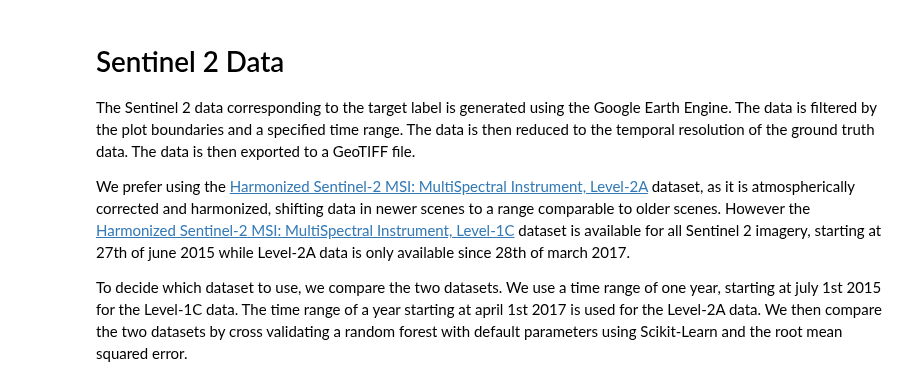
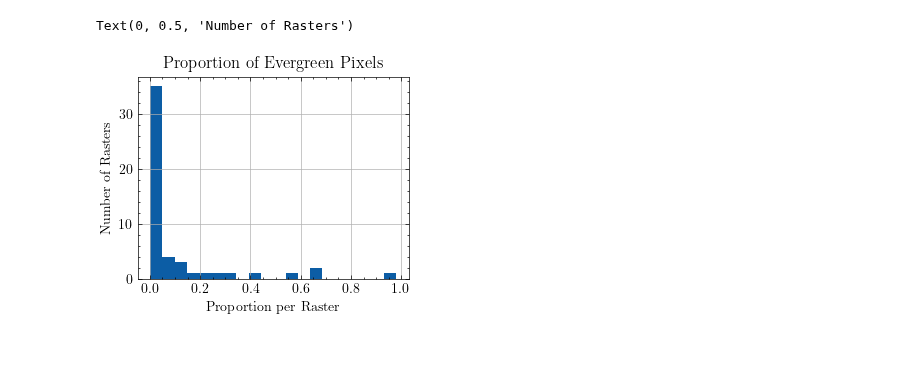
Before and after one commit to Lumcoin/leaf-type-mixture, a Jupyter notebook: notebooks/0-ground-truth.ipynb, the cells around one changed output. Cells and saved outputs as stored; diff of their text form; code cells hidden in the pictures; blank space fills up the shorter version.

```diff
--- a/notebooks/0-ground-truth.ipynb
+++ b/notebooks/0-ground-truth.ipynb
@@ -170,8 +214,18 @@ plt.savefig(figure_path, dpi=300, transparent=True)
-# %% [markdown]
-# Sentinel 2 Data
-
-The Sentinel 2 data corresponding to the target label is generated using the Google Earth Engine. The data is filtered by the plot boundaries and a specified time range. The data is then reduced to the temporal resolution of the ground truth data. The data is then exported to a GeoTIFF file.
-
-We prefer using the [Harmonized Sentinel-2 MSI: MultiSpectral Instrument, Level-2A](https://developers.google.com/earth-engine/datasets/catalog/COPERNICUS_S2_SR_HARMONIZED) dataset, as it is atmospherically corrected and harmonized, shifting data in newer scenes to a range comparable to older scenes. However the [Harmonized Sentinel-2 MSI: MultiSpectral Instrument, Level-1C](https://developers.google.com/earth-engine/datasets/catalog/COPERNICUS_S2_HARMONIZED) dataset is available for all Sentinel 2 imagery, starting at 27th of june 2015 while Level-2A data is only available since 28th of march 2017.
-
-To decide which dataset to use, we compare the two datasets. We use a time range of one year, starting at july 1st 2015 for the Level-1C data. The time range of a year starting at april 1st 2017 is used for the Level-2A data. We then compare the two datasets by cross validating a random forest with default parameters using Scikit-Learn and the root mean squared error.
+# %%
+# Compute the proportion of evergreen pixels for every raster and plot it in a kde plot
+from slc.features import genera2target, load_raster
+
+proportions = []
+for path in tqdm(target_paths):
+    raster = load_raster(path, monochrome_as_dataframe=True)
+    classification = genera2target(raster)
+    proportions.append(classification.map({"deciduous": 0, "evergreen": 1}).mean())
+
+prop = pd.Series(proportions)
+ax = prop.hist(bins=20)
+ax.set_title("Proportion of Evergreen Pixels")
+ax.set_xlabel("Proportion per Raster")
+ax.set_ylabel("Number of Rasters")
+# %% [output]
+Text(0, 0.5, 'Number of Rasters')
+[figure, added]
```
Also changed, not shown: parts of 13 cells of this notebook, 56 other files.
